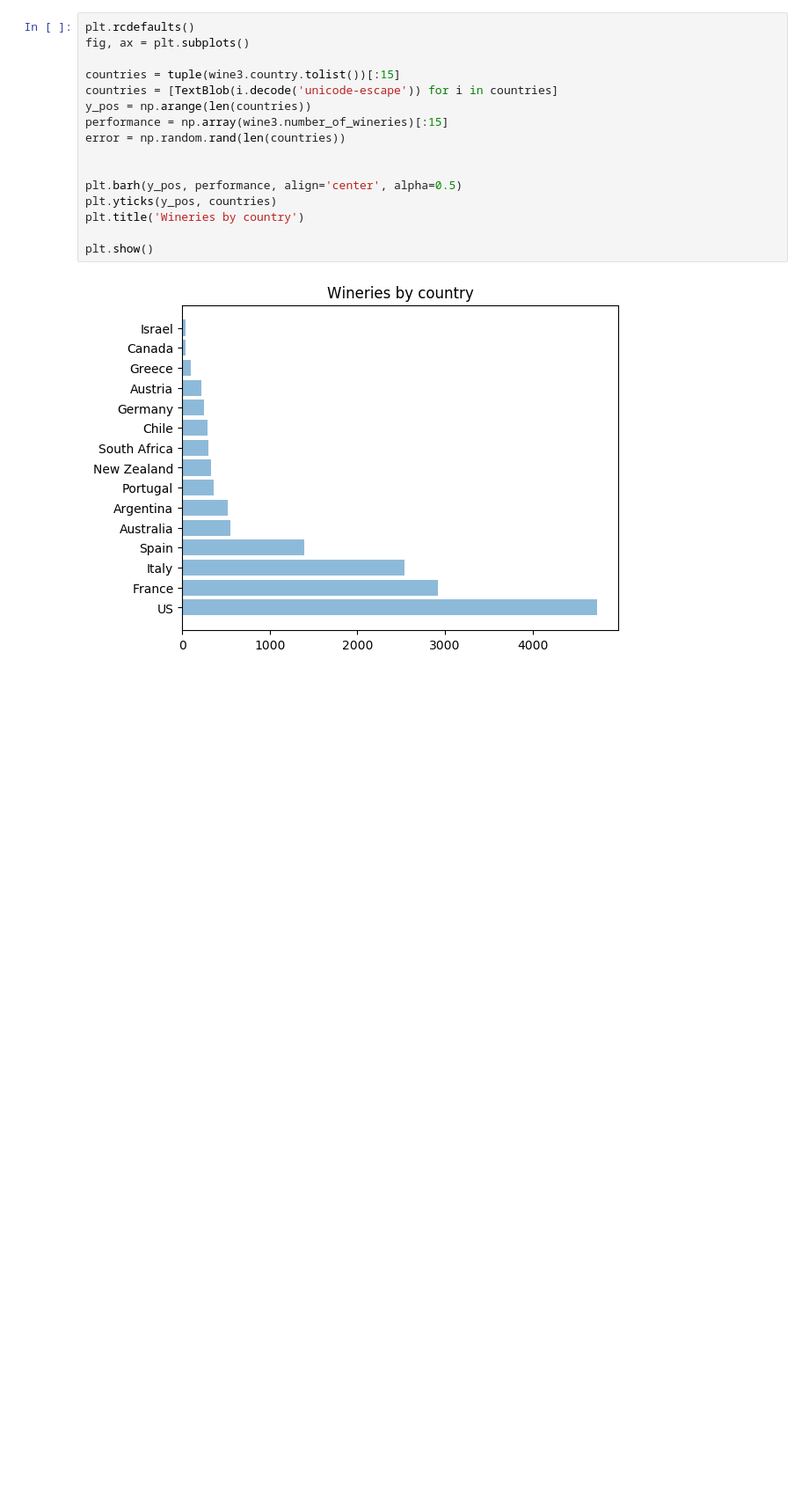
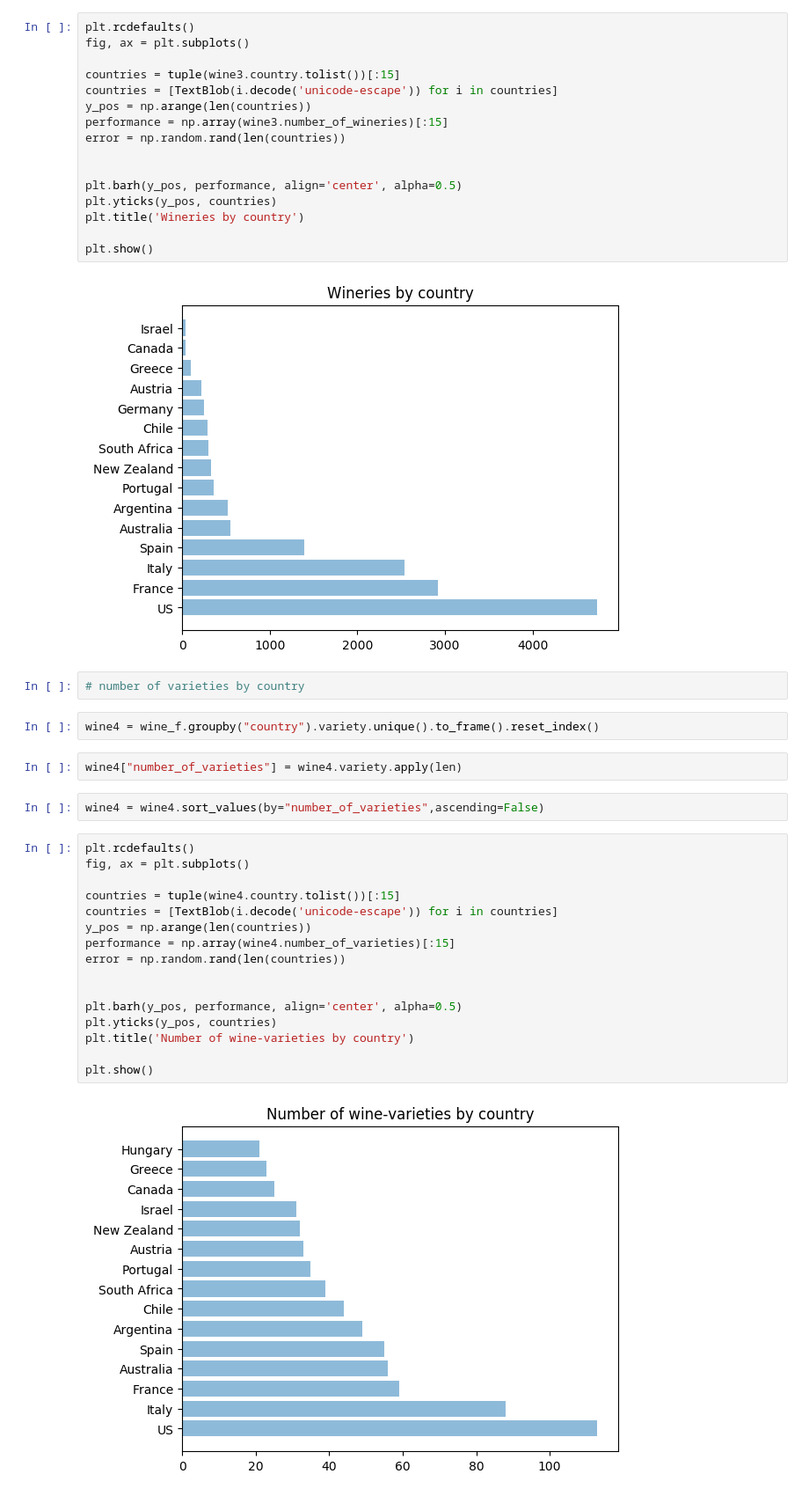
Before and after one commit to pavlafuxova/TFM, a Jupyter notebook: ranking_varieties.ipynb, the cells around one changed output. Shown at 88% size. Cells and saved outputs as stored; diff of their text form; blank space fills up the shorter version.

Commit message:
number of wine-varieties by country

```diff
--- a/ranking_varieties.ipynb
+++ b/ranking_varieties.ipynb
@@ -384,3 +384,29 @@ plt.title('Wineries by country')
 plt.show()
 # %% [output]
 [figure]
+# %%
+# number of varieties by country
+# %%
+wine4 = wine_f.groupby("country").variety.unique().to_frame().reset_index()
+# %%
+wine4["number_of_varieties"] = wine4.variety.apply(len)
+# %%
+wine4 = wine4.sort_values(by="number_of_varieties",ascending=False)
+# %%
+plt.rcdefaults()
+fig, ax = plt.subplots()
+
+countries = tuple(wine4.country.tolist())[:15]
+countries = [TextBlob(i.decode('unicode-escape')) for i in countries]
+y_pos = np.arange(len(countries))
+performance = np.array(wine4.number_of_varieties)[:15]
+error = np.random.rand(len(countries))
+
+
+plt.barh(y_pos, performance, align='center', alpha=0.5)
+plt.yticks(y_pos, countries)
+plt.title('Number of wine-varieties by country')
+
+plt.show()
+# %% [output]
+[figure, added]
```
